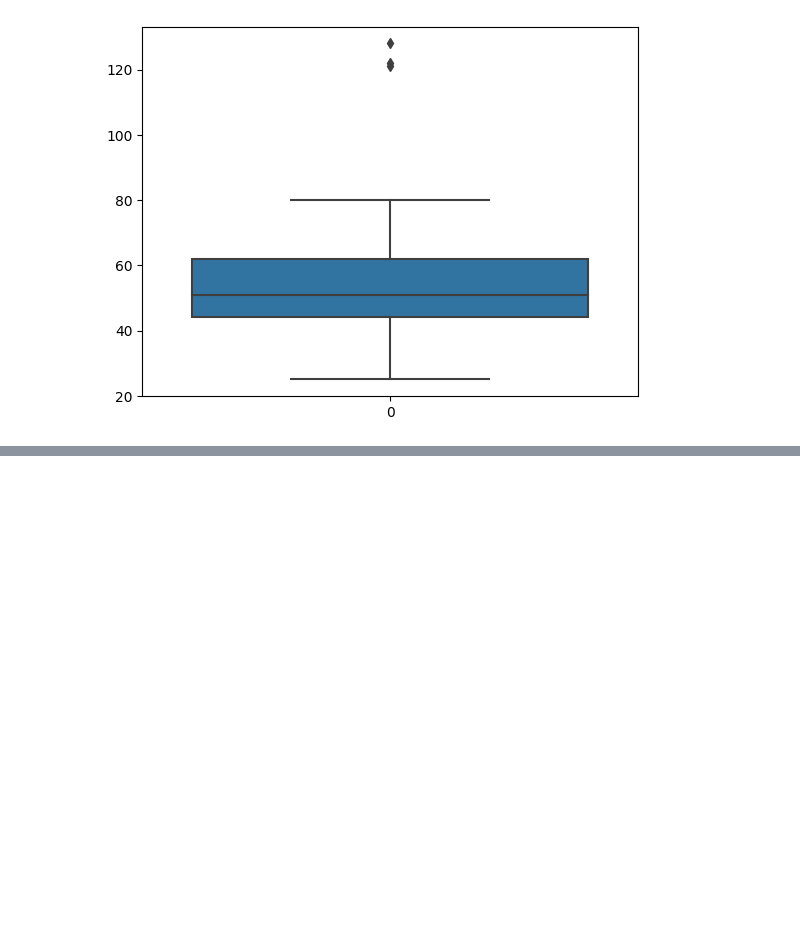
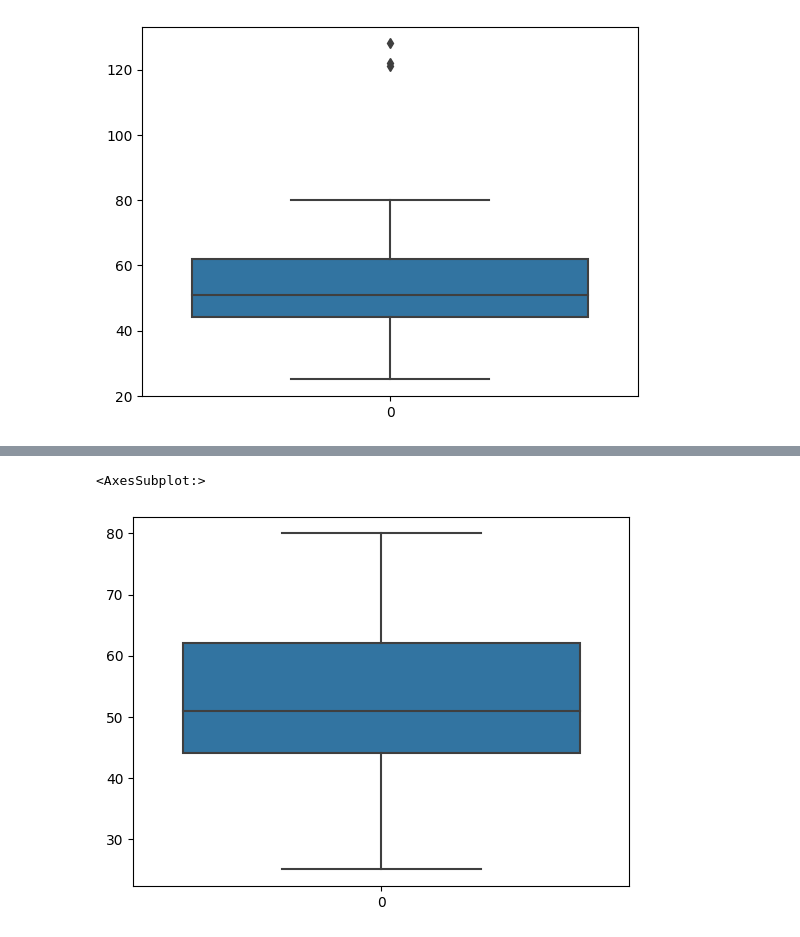
Before and after one commit to yeremiapane/Project-Capstone, a Jupyter notebook: projectCapstone.ipynb, the cells around one changed output, grey strips where cells are left out. Saved outputs shown, nothing was run; the diff lists cells and outputs as text; code cells hidden in the pictures; blank space fills up the shorter version.

```diff
--- a/projectCapstone.ipynb
+++ b/projectCapstone.ipynb
@@ -186,3 +195,8 @@ AttributeError: 'Series' object has no attribute 'age'
+# %%
+sns.boxplot(new_df['age'])
+# %% [output]
+<AxesSubplot:>
+[figure, added]
 # %%
 df.hist(figsize= (16, 16))
 plt.show()
```
Also changed, not shown: parts of 9 cells of this notebook.
